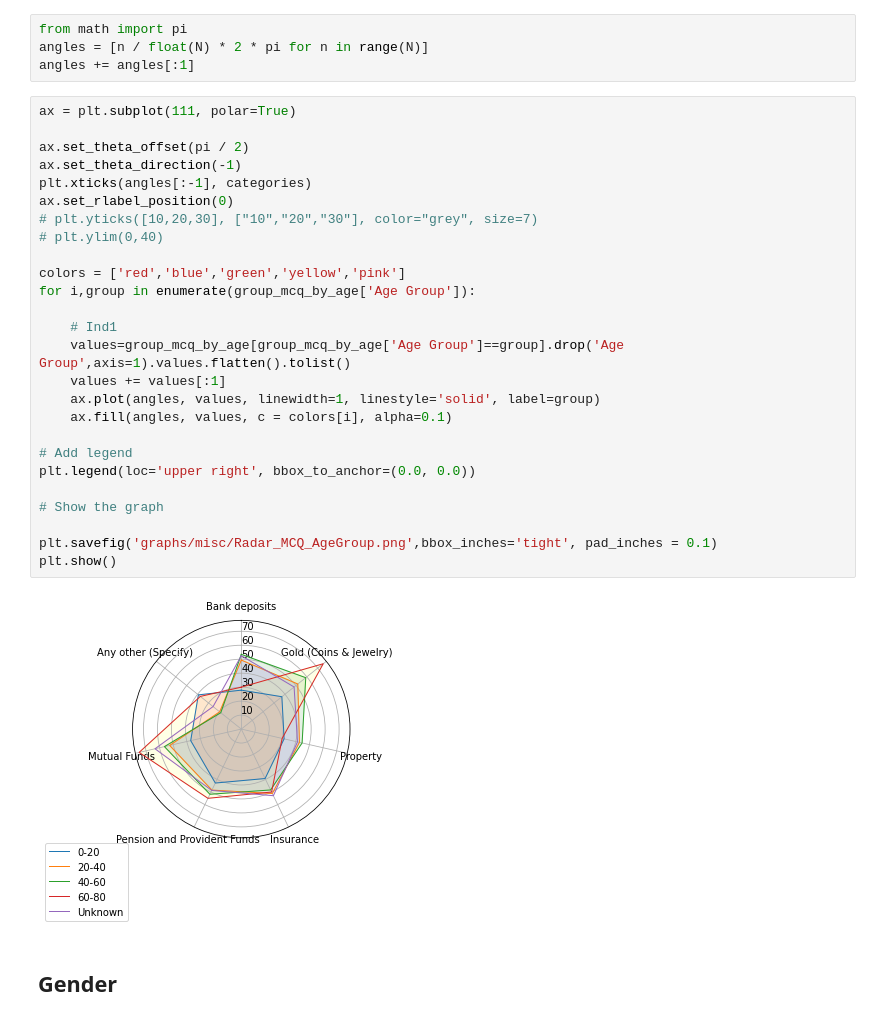
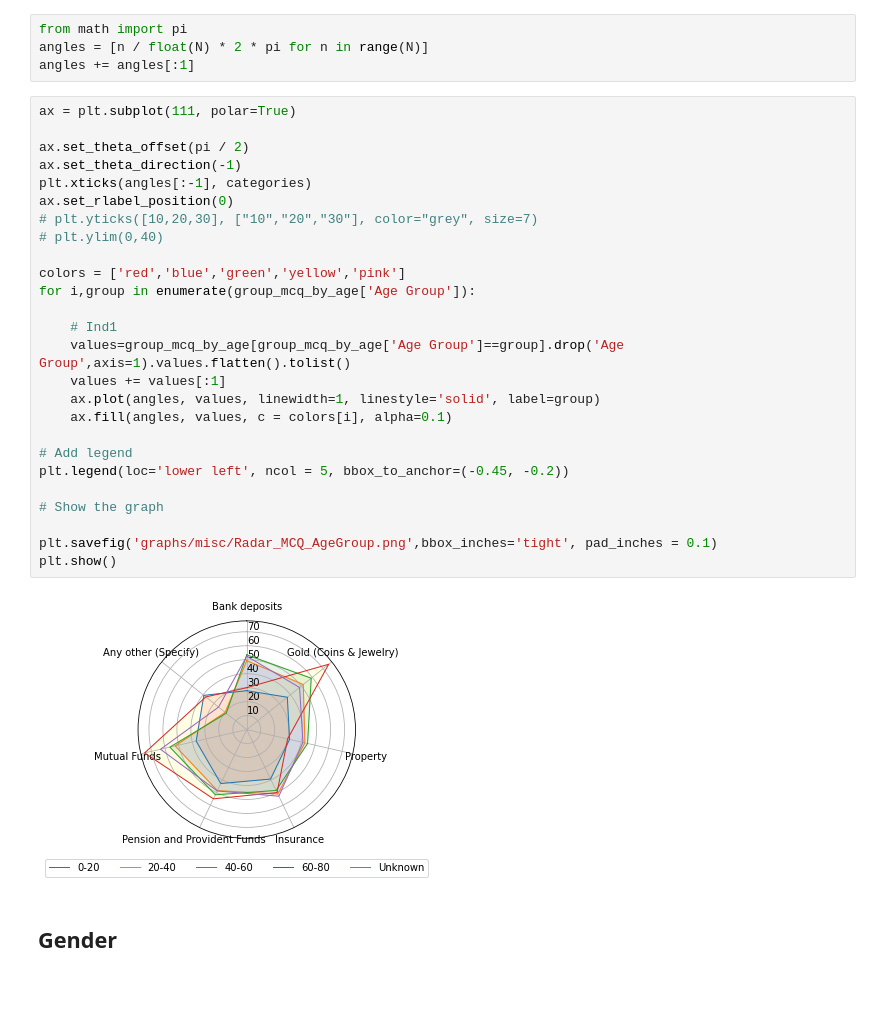
Before and after one commit to gchhablani/financial-sentiment-analysis, a Jupyter notebook: Exploratory Data Analysis.ipynb, the cells around one changed output. Cells and saved outputs as stored; diff of their text form; blank space fills up the shorter version.

Commit message:
Make legends horizontal

```diff
--- a/Exploratory Data Analysis.ipynb
+++ b/Exploratory Data Analysis.ipynb
@@ -754,31 +754,31 @@ angles += angles[:1]
 # %%
 ax = plt.subplot(111, polar=True)
 
 ax.set_theta_offset(pi / 2)
 ax.set_theta_direction(-1)
 plt.xticks(angles[:-1], categories)
 ax.set_rlabel_position(0)
 # plt.yticks([10,20,30], ["10","20","30"], color="grey", size=7)
 # plt.ylim(0,40)
 
 colors = ['red','blue','green','yellow','pink']
 for i,group in enumerate(group_mcq_by_age['Age Group']):
 
     # Ind1
     values=group_mcq_by_age[group_mcq_by_age['Age Group']==group].drop('Age Group',axis=1).values.flatten().tolist()
     values += values[:1]
     ax.plot(angles, values, linewidth=1, linestyle='solid', label=group)
     ax.fill(angles, values, c = colors[i], alpha=0.1)
 
 # Add legend
-plt.legend(loc='upper right', bbox_to_anchor=(0.0, 0.0))
+plt.legend(loc='lower left', ncol = 5, bbox_to_anchor=(-0.45, -0.2))
 
 # Show the graph
 
 plt.savefig('graphs/misc/Radar_MCQ_AgeGroup.png',bbox_inches='tight', pad_inches = 0.1)
 plt.show()
 # %% [output]
-[figure, old version]
+[figure, new version]
 # %% [markdown]
 ## Gender
 # %%
```
Also changed, not shown: parts of 3 cells of this notebook, 4 other files.
